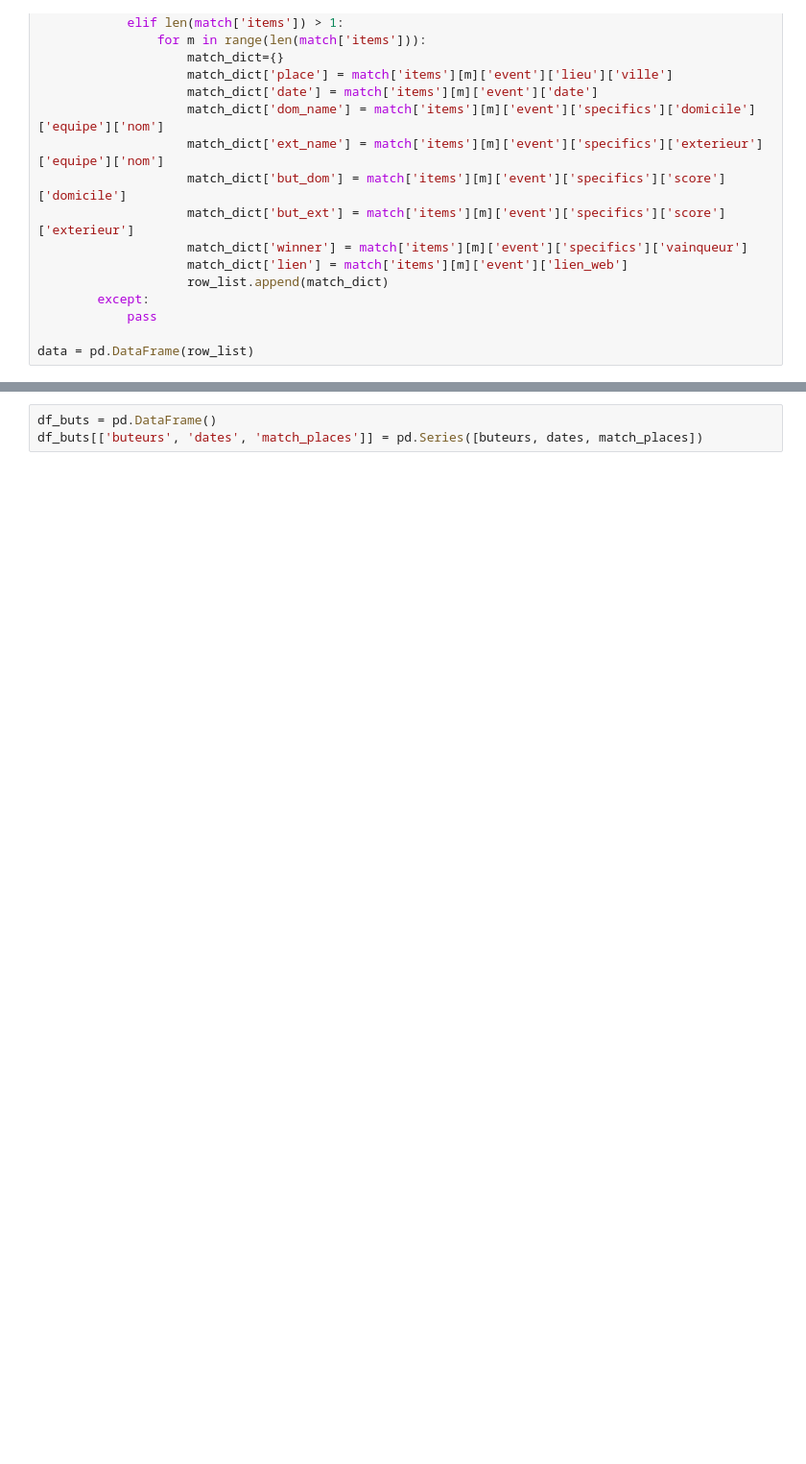
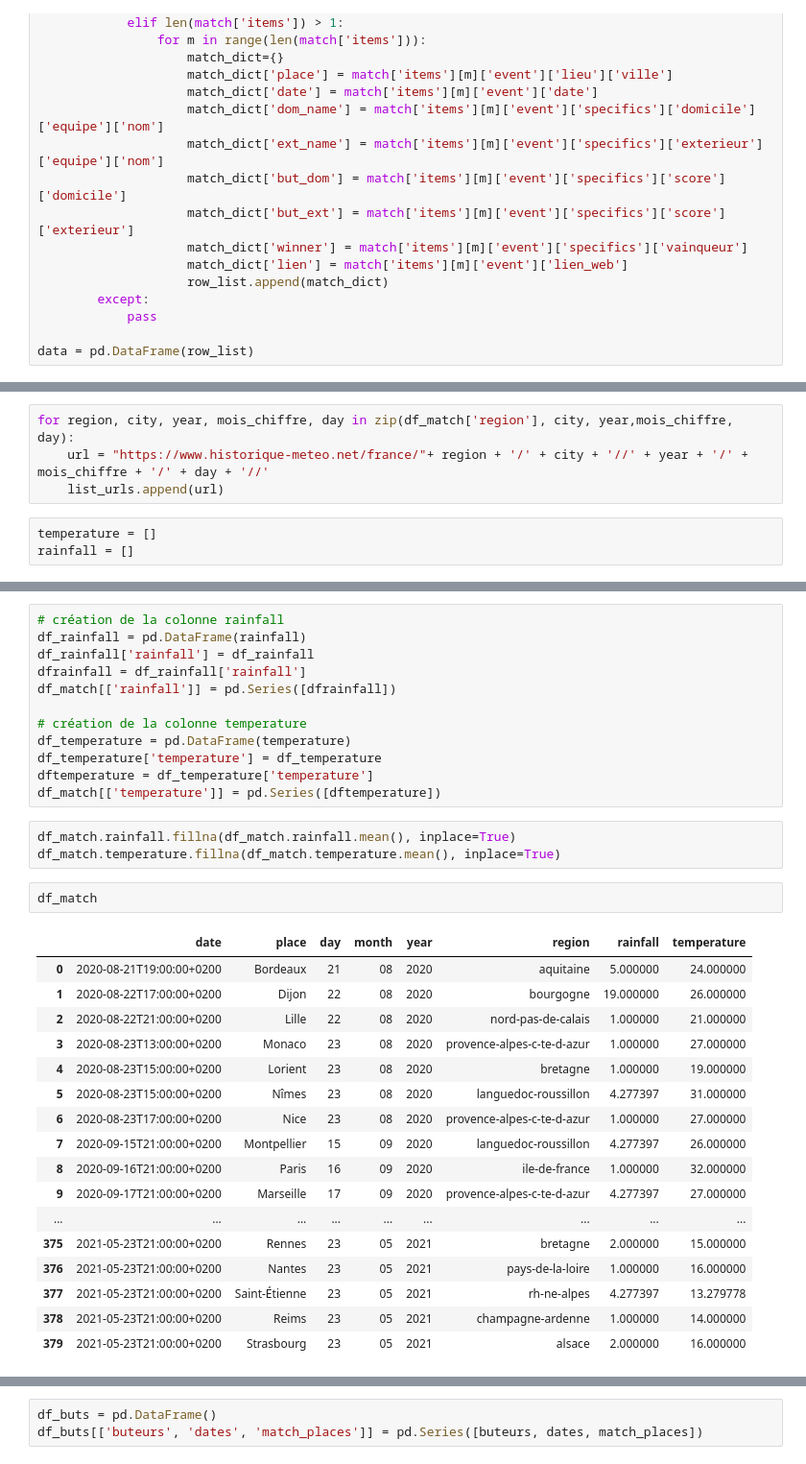
Before and after one commit to clement-camara/brief-foot, a Jupyter notebook: scrapping_calendar-goals.ipynb, the cells around one changed output, grey strips where cells are left out. Shown at 96% size. Cells and saved outputs as stored; diff of their text form; blank space fills up the shorter version.

Commit message:
dataframe des matchs et des buteurs OK

```diff
--- a/scrapping_calendar-goals.ipynb
+++ b/scrapping_calendar-goals.ipynb
@@ -183,0 +141,7 @@ for match in list_liens_matchs:
+# %%
+for region, city, year, mois_chiffre, day in zip(df_match['region'], city, year,mois_chiffre, day):
+    url = "https://www.historique-meteo.net/france/"+ region + '/' + city + '//' + year + '/' + mois_chiffre + '/' + day + '//'
+    list_urls.append(url)
+# %%
+temperature = []
+rainfall = []
@@ -183,0 +179,35 @@ for match in list_liens_matchs:
+# %%
+# création de la colonne rainfall
+df_rainfall = pd.DataFrame(rainfall)
+df_rainfall['rainfall'] = df_rainfall
+dfrainfall = df_rainfall['rainfall']
+df_match[['rainfall']] = pd.Series([dfrainfall])
+
+# création de la colonne temperature
+df_temperature = pd.DataFrame(temperature)
+df_temperature['temperature'] = df_temperature
+dftemperature = df_temperature['temperature']
+df_match[['temperature']] = pd.Series([dftemperature])
+# %%
+df_match.rainfall.fillna(df_match.rainfall.mean(), inplace=True)
+df_match.temperature.fillna(df_match.temperature.mean(), inplace=True)
+# %%
+df_match
+# %% [output]
+|  | date | place | day | month | year | region | rainfall | temperature |
+| 0 | 2020-08-21T19:00:00+0200 | Bordeaux | 21 | 08 | 2020 | aquitaine | 5.000000 | 24.000000 |
+| 1 | 2020-08-22T17:00:00+0200 | Dijon | 22 | 08 | 2020 | bourgogne | 19.000000 | 26.000000 |
+| 2 | 2020-08-22T21:00:00+0200 | Lille | 22 | 08 | 2020 | nord-pas-de-calais | 1.000000 | 21.000000 |
+| 3 | 2020-08-23T13:00:00+0200 | Monaco | 23 | 08 | 2020 | provence-alpes-c-te-d-azur | 1.000000 | 27.000000 |
+| 4 | 2020-08-23T15:00:00+0200 | Lorient | 23 | 08 | 2020 | bretagne | 1.000000 | 19.000000 |
+| 5 | 2020-08-23T15:00:00+0200 | Nîmes | 23 | 08 | 2020 | languedoc-roussillon | 4.277397 | 31.000000 |
+| 6 | 2020-08-23T17:00:00+0200 | Nice | 23 | 08 | 2020 | provence-alpes-c-te-d-azur | 1.000000 | 27.000000 |
+| 7 | 2020-09-15T21:00:00+0200 | Montpellier | 15 | 09 | 2020 | languedoc-roussillon | 4.277397 | 26.000000 |
+| 8 | 2020-09-16T21:00:00+0200 | Paris | 16 | 09 | 2020 | ile-de-france | 1.000000 | 32.000000 |
+| 9 | 2020-09-17T21:00:00+0200 | Marseille | 17 | 09 | 2020 | provence-alpes-c-te-d-azur | 4.277397 | 27.000000 |
+| ... | ... | ... | ... | ... | ... | ... | ... | ... |
+| 375 | 2021-05-23T21:00:00+0200 | Rennes | 23 | 05 | 2021 | bretagne | 2.000000 | 15.000000 |
+| 376 | 2021-05-23T21:00:00+0200 | Nantes | 23 | 05 | 2021 | pays-de-la-loire | 1.000000 | 16.000000 |
+| 377 | 2021-05-23T21:00:00+0200 | Saint-Étienne | 23 | 05 | 2021 | rh-ne-alpes | 4.277397 | 13.279778 |
+| 378 | 2021-05-23T21:00:00+0200 | Reims | 23 | 05 | 2021 | champagne-ardenne | 1.000000 | 14.000000 |
+| 379 | 2021-05-23T21:00:00+0200 | Strasbourg | 23 | 05 | 2021 | alsace | 2.000000 | 16.000000 |
```
Also changed, not shown: parts of 59 cells of this notebook, 7 other files.
